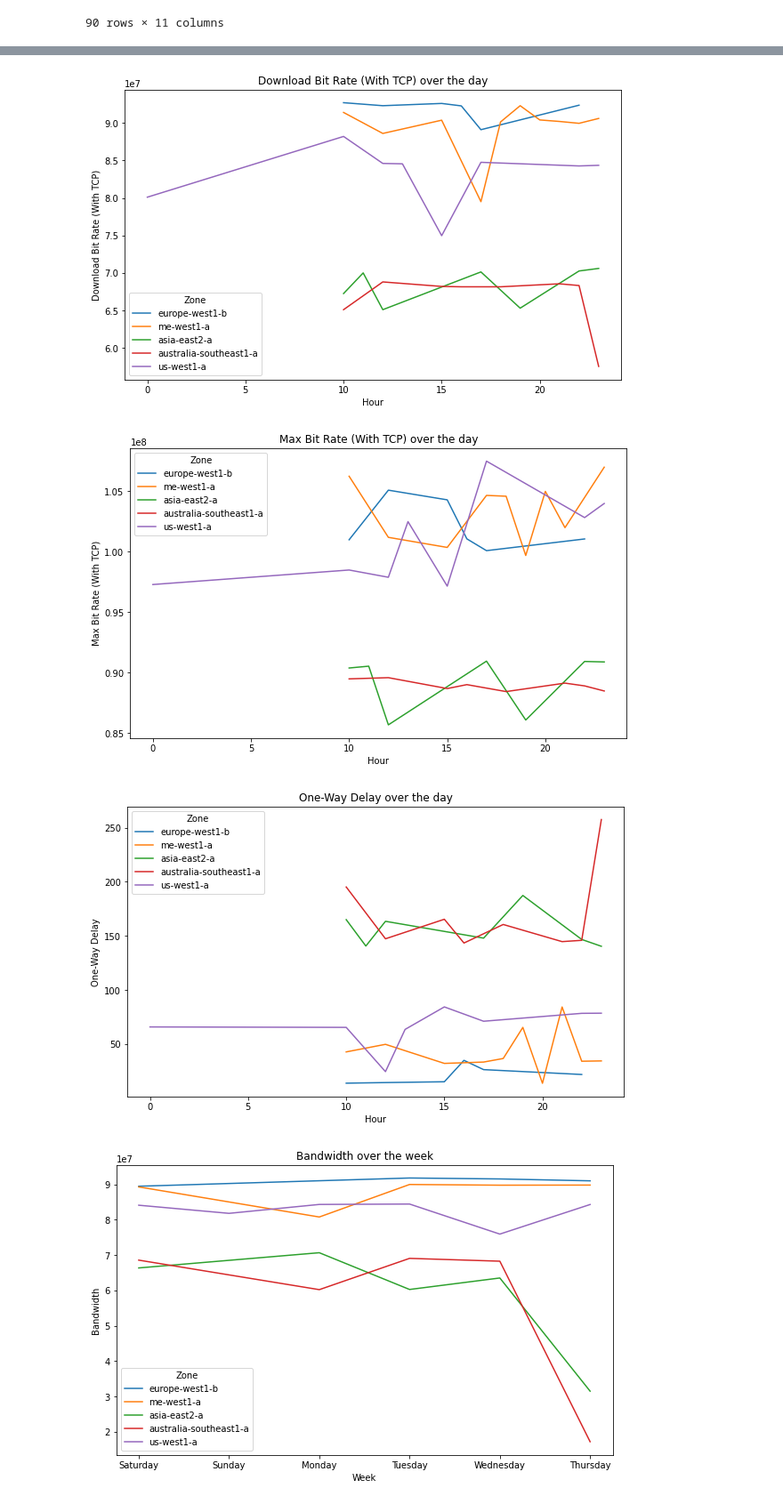
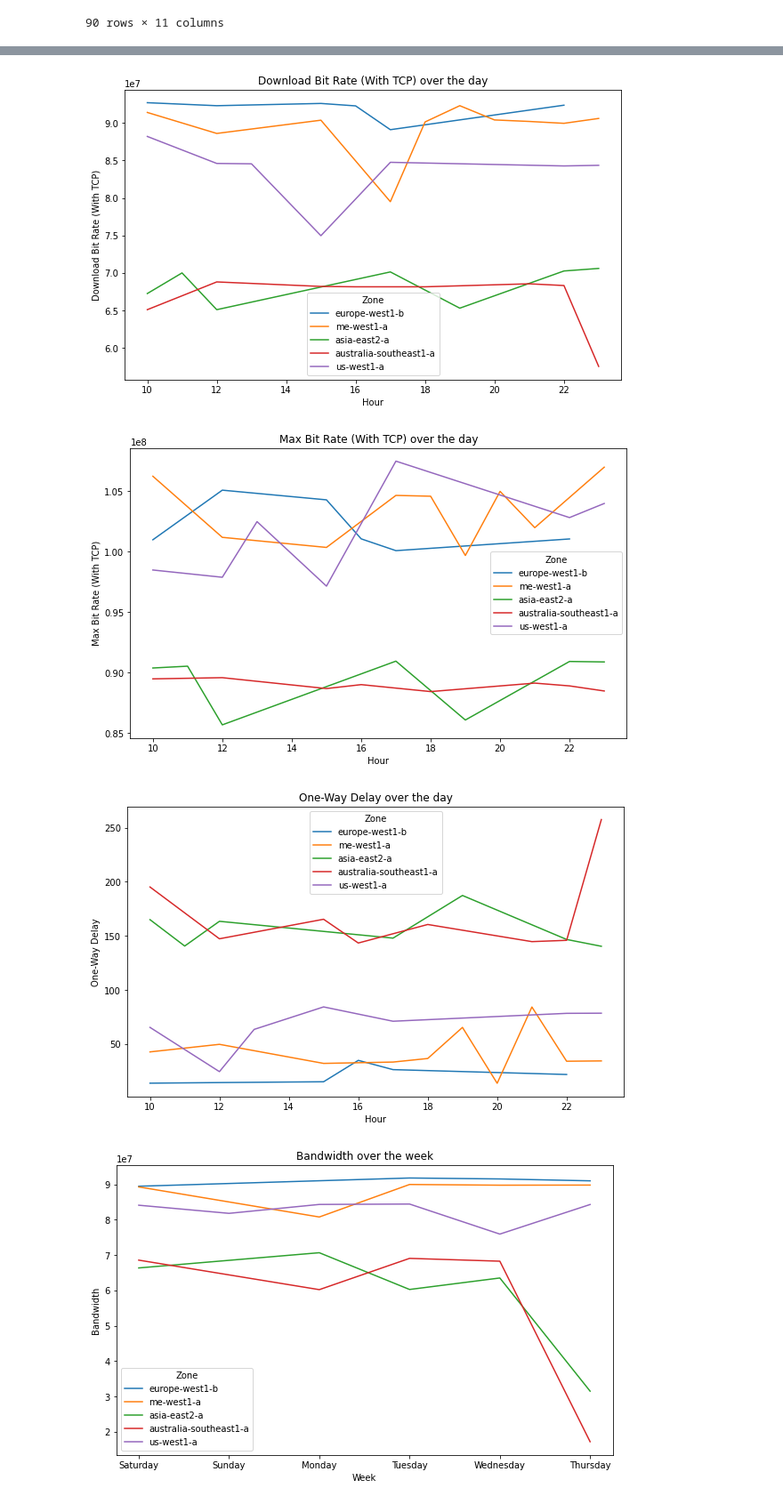
Before and after one commit to realRunlo/CNP, a Jupyter notebook: App/results/data_visualizer.ipynb, the cells around one changed output, grey strips where cells are left out. Shown at 89% size. Drawn from its saved outputs; the diff is of its cells as text; code cells hidden in the pictures.

```diff
--- a/App/results/data_visualizer.ipynb
+++ b/App/results/data_visualizer.ipynb
@@ -82,8 +82,9 @@ columns = ["Bandwidth", "Upload Jitter", "Download Jitter", "Upload Packet Loss"
            "Upload Bit Rate (With TCP)", "Download Bit Rate (With TCP)", "Max Bit Rate (With TCP)", "One-Way Delay"]
 
 for col in columns:
+    filtered_df = df[(df['Hour'] >= 10) & (df['Hour'] <= 23)]
     fig, ax = plt.subplots(figsize=(10, 6))
-    sns.lineplot(x='Hour', y=col, data=df, hue='Zone', ax=ax, errorbar=None)
+    sns.lineplot(x='Hour', y=col, data=filtered_df, hue='Zone', ax=ax, errorbar=None)
     ax.set_title(f"{col} over the day")
     ax.set_ylabel(col)
     ax.set_xlabel("Hour")
@@ -100,6 +101,6 @@ for col in columns:
-[figure, old version]
+[figure, new version]
-[figure, old version]
+[figure, new version]
-[figure, old version]
+[figure, new version]
 # %%
 columns = ["Bandwidth", "Upload Jitter", "Download Jitter", "Upload Packet Loss", "Download Packet Loss",
            "Upload Bit Rate (With TCP)", "Download Bit Rate (With TCP)", "Max Bit Rate (With TCP)", "One-Way Delay"]
```
Also changed, not shown: parts of 1 cell of this notebook, 9 other files.
